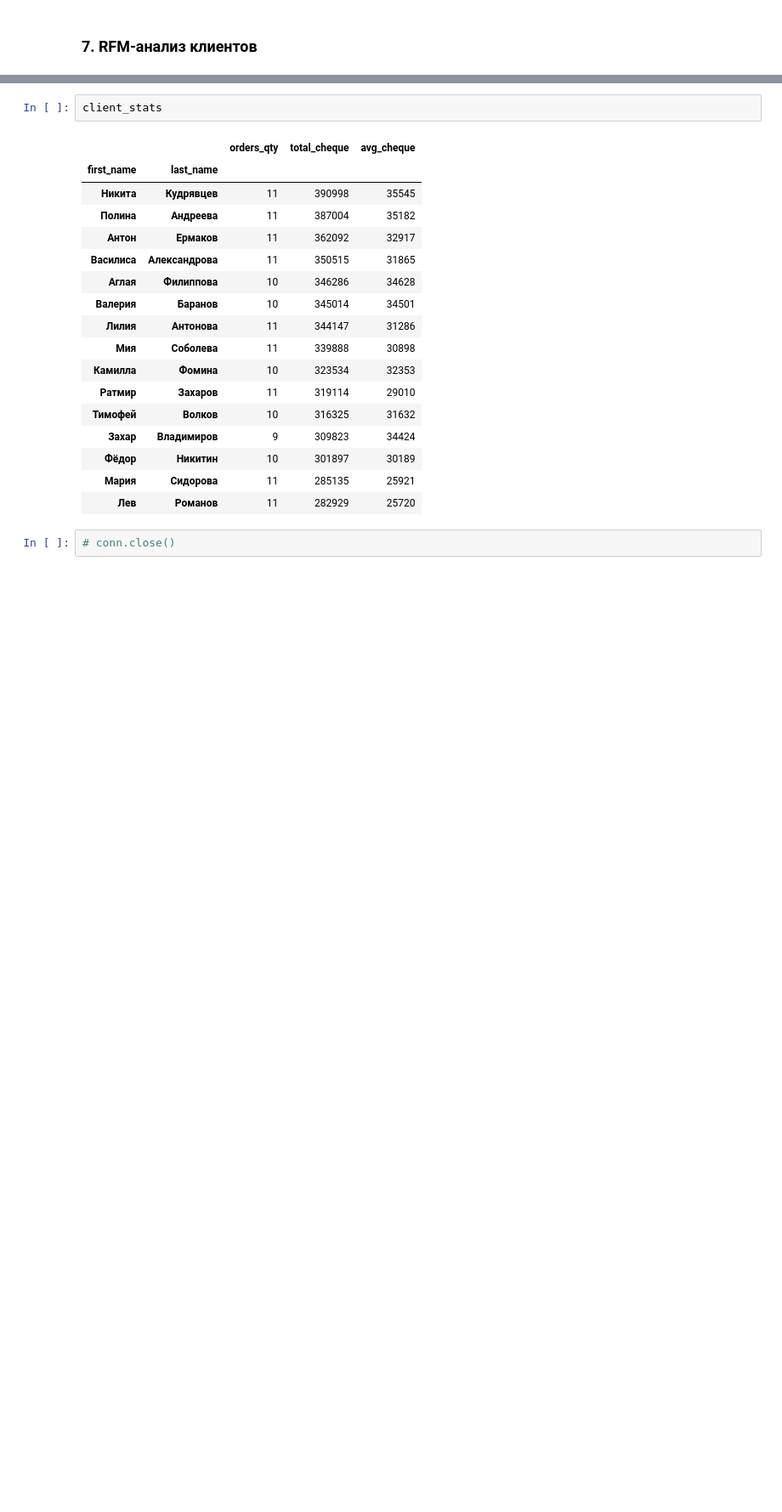
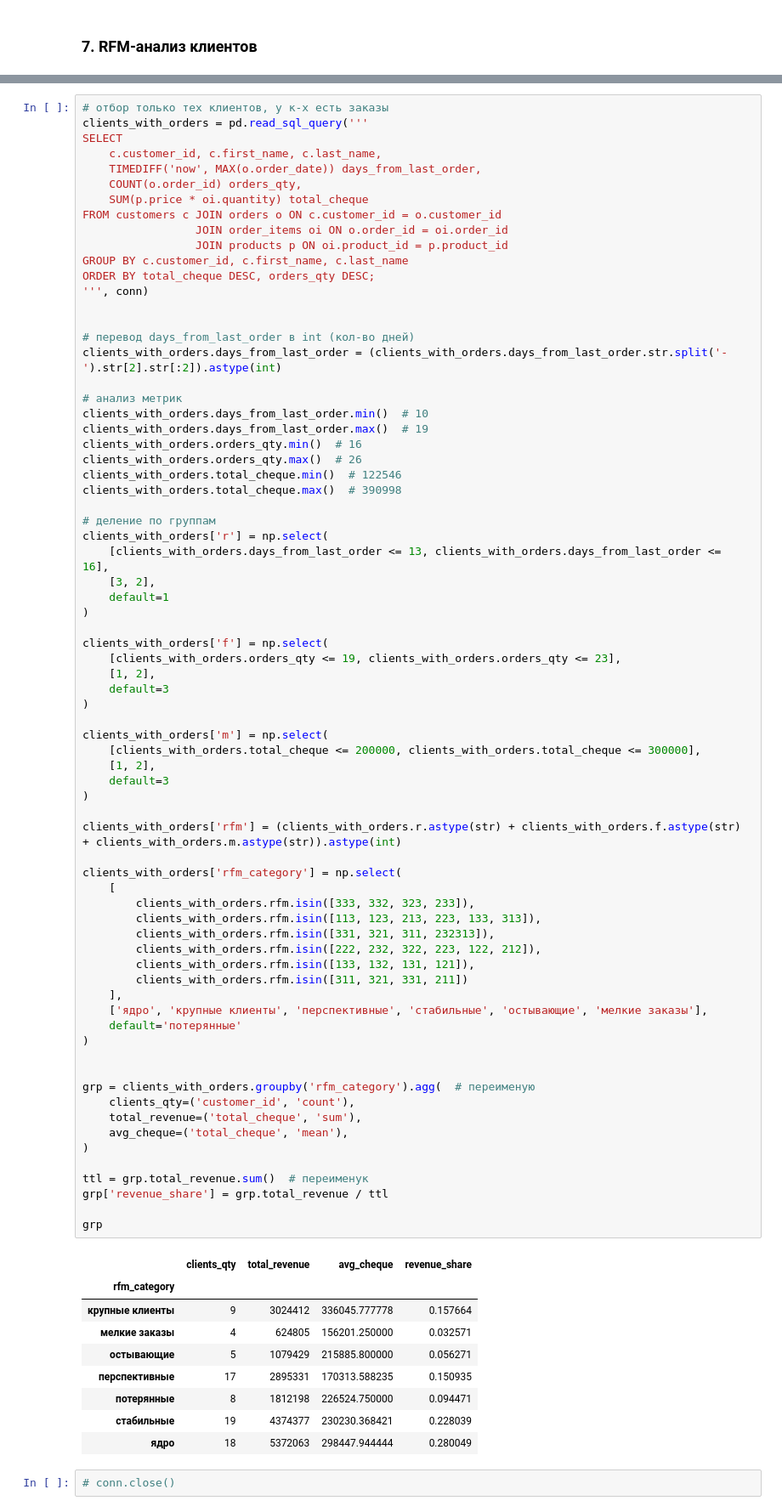
Before and after one commit to progen1tor/sentinel-analytics, a Jupyter notebook: analysis.ipynb, the cells around one changed output, grey strips where cells are left out. Shown at 85% size. Drawn from its saved outputs; the diff is of its cells as text; blank space fills up the shorter version.

```diff
--- a/analysis.ipynb
+++ b/analysis.ipynb
@@ -437,22 +461,84 @@ plt.tight_layout()
 # %%
-client_stats
+# отбор только тех клиентов, у к-х есть заказы
+clients_with_orders = pd.read_sql_query('''
+SELECT
+    c.customer_id, c.first_name, c.last_name,
+    TIMEDIFF('now', MAX(o.order_date)) days_from_last_order,
+    COUNT(o.order_id) orders_qty,
+    SUM(p.price * oi.quantity) total_cheque
+FROM customers c JOIN orders o ON c.customer_id = o.customer_id
+                 JOIN order_items oi ON o.order_id = oi.order_id
+                 JOIN products p ON oi.product_id = p.product_id
+GROUP BY c.customer_id, c.first_name, c.last_name
+ORDER BY total_cheque DESC, orders_qty DESC;
+''', conn)
+
+
+# перевод days_from_last_order в int (кол-во дней)
+clients_with_orders.days_from_last_order = (clients_with_orders.days_from_last_order.str.split('-').str[2].str[:2]).astype(int)
+
+# анализ метрик
+clients_with_orders.days_from_last_order.min()  # 10
+clients_with_orders.days_from_last_order.max()  # 19
+clients_with_orders.orders_qty.min()  # 16
+clients_with_orders.orders_qty.max()  # 26
+clients_with_orders.total_cheque.min()  # 122546
+clients_with_orders.total_cheque.max()  # 390998
+
+# деление по группам
+clients_with_orders['r'] = np.select(
+    [clients_with_orders.days_from_last_order <= 13, clients_with_orders.days_from_last_order <= 16],
+    [3, 2],
+    default=1
+)
+
+clients_with_orders['f'] = np.select(
+    [clients_with_orders.orders_qty <= 19, clients_with_orders.orders_qty <= 23],
+    [1, 2],
+    default=3
+)
+
+clients_with_orders['m'] = np.select(
+    [clients_with_orders.total_cheque <= 200000, clients_with_orders.total_cheque <= 300000],
+    [1, 2],
+    default=3
+)
+
+clients_with_orders['rfm'] = (clients_with_orders.r.astype(str) + clients_with_orders.f.astype(str) + clients_with_orders.m.astype(str)).astype(int)
+
+clients_with_orders['rfm_category'] = np.select(
+    [
+        clients_with_orders.rfm.isin([333, 332, 323, 233]),
+        clients_with_orders.rfm.isin([113, 123, 213, 223, 133, 313]),
+        clients_with_orders.rfm.isin([331, 321, 311, 232313]),
+        clients_with_orders.rfm.isin([222, 232, 322, 223, 122, 212]),
+        clients_with_orders.rfm.isin([133, 132, 131, 121]),
+        clients_with_orders.rfm.isin([311, 321, 331, 211])
+    ],
+    ['ядро', 'крупные клиенты', 'перспективные', 'стабильные', 'остывающие', 'мелкие заказы'],
+    default='потерянные'
+)
+
+
+grp = clients_with_orders.groupby('rfm_category').agg(  # переименую
+    clients_qty=('customer_id', 'count'),
+    total_revenue=('total_cheque', 'sum'),
+    avg_cheque=('total_cheque', 'mean'),
+)
+
+ttl = grp.total_revenue.sum()  # переименук
+grp['revenue_share'] = grp.total_revenue / ttl
+
+grp
 # %% [output]
-|  |  | orders_qty | total_cheque | avg_cheque |
-| first_name | last_name |  |  |  |
-| Никита | Кудрявцев | 11 | 390998 | 35545 |
-| Полина | Андреева | 11 | 387004 | 35182 |
-| Антон | Ермаков | 11 | 362092 | 32917 |
-| Василиса | Александрова | 11 | 350515 | 31865 |
-| Аглая | Филиппова | 10 | 346286 | 34628 |
-| Валерия | Баранов | 10 | 345014 | 34501 |
-| Лилия | Антонова | 11 | 344147 | 31286 |
-| Мия | Соболева | 11 | 339888 | 30898 |
-| Камилла | Фомина | 10 | 323534 | 32353 |
-| Ратмир | Захаров | 11 | 319114 | 29010 |
-| Тимофей | Волков | 10 | 316325 | 31632 |
-| Захар | Владимиров | 9 | 309823 | 34424 |
-| Фёдор | Никитин | 10 | 301897 | 30189 |
-| Мария | Сидорова | 11 | 285135 | 25921 |
-| Лев | Романов | 11 | 282929 | 25720 |
+|  | clients_qty | total_revenue | avg_cheque | revenue_share |
+| rfm_category |  |  |  |  |
+| крупные клиенты | 9 | 3024412 | 336045.777778 | 0.157664 |
+| мелкие заказы | 4 | 624805 | 156201.250000 | 0.032571 |
+| остывающие | 5 | 1079429 | 215885.800000 | 0.056271 |
+| перспективные | 17 | 2895331 | 170313.588235 | 0.150935 |
+| потерянные | 8 | 1812198 | 226524.750000 | 0.094471 |
+| стабильные | 19 | 4374377 | 230230.368421 | 0.228039 |
+| ядро | 18 | 5372063 | 298447.944444 | 0.280049 |
 # %%
 # conn.close()
```
Also changed, not shown: parts of 2 cells of this notebook.
